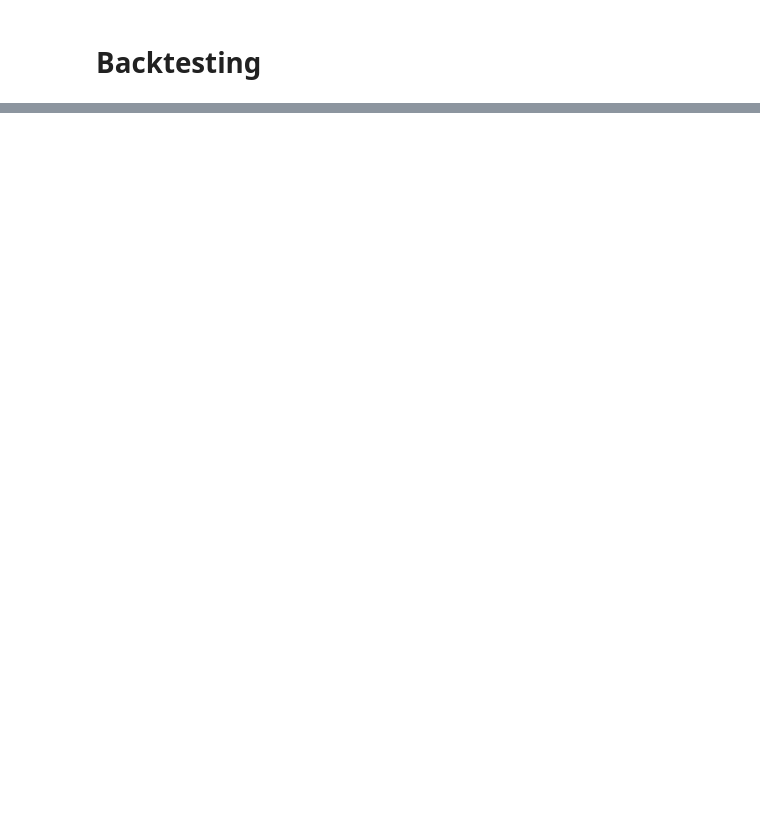
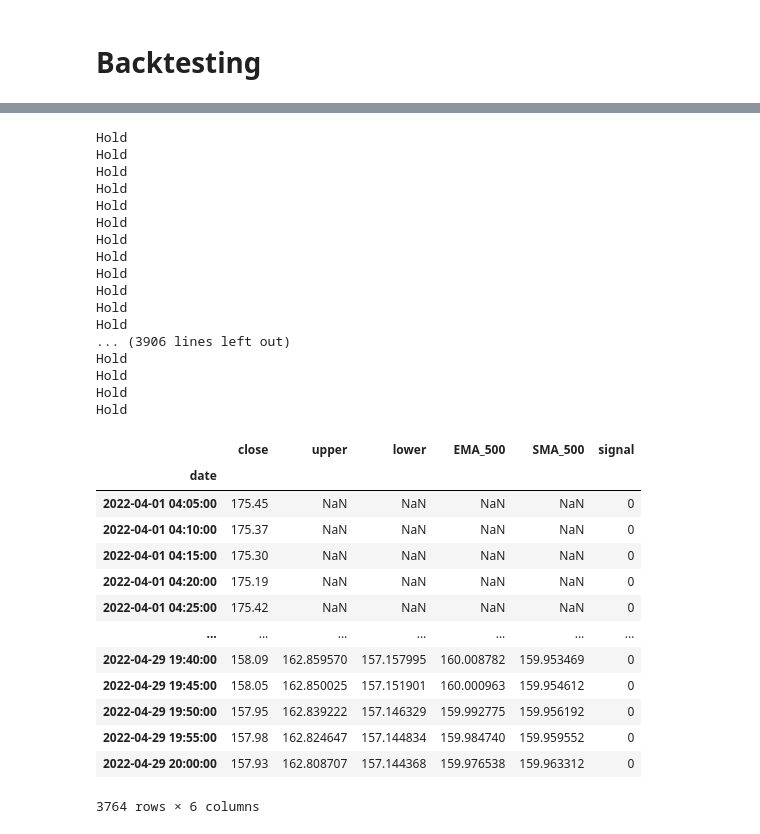
Before and after one commit to tharshikan/QuantitativeTrading, a Jupyter notebook: notebooks/Backtesting.ipynb, the cells around one changed output, grey strips where cells are left out. Cells and saved outputs as stored; diff of their text form; code cells hidden in the pictures; blank space fills up the shorter version.

```diff
--- a/notebooks/Backtesting.ipynb
+++ b/notebooks/Backtesting.ipynb
@@ -22,0 +104,60 @@ AttributeError: module 'yfinance' has no attribute 'intraDay'
+# %%
+#iterate through the dataframe and buy if if the prive is below the lower band
+#sell if the price is above the upper band
+
+is_already_bought = False
+plot_df['signal'] = 0
+
+for date, row in plot_df.T.iteritems():
+    if row['close'] < row['lower']:
+        if is_already_bought == False:
+            is_already_bought = True
+            print('bought on {}'.format(date))
+            row['signal'] = 1
+        else:
+            print('already bought on {}'.format(date))
+    elif row['close'] > row['upper']:
+        if is_already_bought == True:
+            is_already_bought = False
+            print('sold on {}'.format(date))
+            row['signal'] = -1
+        else:
+            print('already sold on {}'.format(date))
+            # plot_df['signal'][date] = 0
+        print('Sell')
+    else:
+        print('Hold')
+        # plot_df['signal'][date] = 0
+plot_df
+# %% [output]
+Hold
+Hold
+Hold
+Hold
+Hold
+Hold
+Hold
+Hold
+Hold
+Hold
+Hold
+Hold
+... (3906 lines left out)
+Hold
+Hold
+Hold
+Hold
+|  | close | upper | lower | EMA_500 | SMA_500 | signal |
+| date |  |  |  |  |  |  |
+| 2022-04-01 04:05:00 | 175.45 | NaN | NaN | NaN | NaN | 0 |
+| 2022-04-01 04:10:00 | 175.37 | NaN | NaN | NaN | NaN | 0 |
+| 2022-04-01 04:15:00 | 175.30 | NaN | NaN | NaN | NaN | 0 |
+| 2022-04-01 04:20:00 | 175.19 | NaN | NaN | NaN | NaN | 0 |
+| 2022-04-01 04:25:00 | 175.42 | NaN | NaN | NaN | NaN | 0 |
+| ... | ... | ... | ... | ... | ... | ... |
+| 2022-04-29 19:40:00 | 158.09 | 162.859570 | 157.157995 | 160.008782 | 159.953469 | 0 |
+| 2022-04-29 19:45:00 | 158.05 | 162.850025 | 157.151901 | 160.000963 | 159.954612 | 0 |
+| 2022-04-29 19:50:00 | 157.95 | 162.839222 | 157.146329 | 159.992775 | 159.956192 | 0 |
+| 2022-04-29 19:55:00 | 157.98 | 162.824647 | 157.144834 | 159.984740 | 159.959552 | 0 |
+| 2022-04-29 20:00:00 | 157.93 | 162.808707 | 157.144368 | 159.976538 | 159.963312 | 0 |
+3764 rows × 6 columns
```
Also changed, not shown: parts of 6 cells of this notebook.
